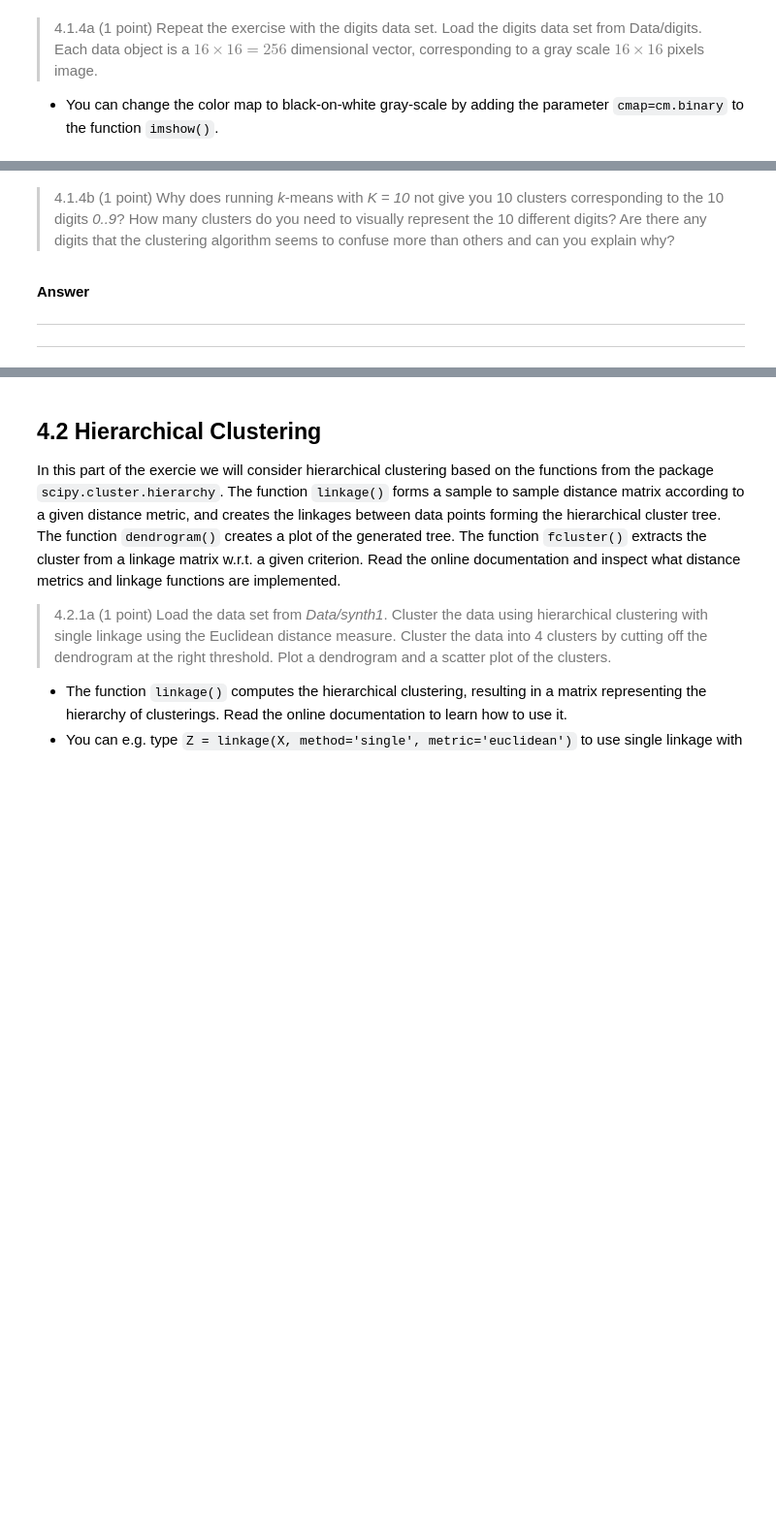
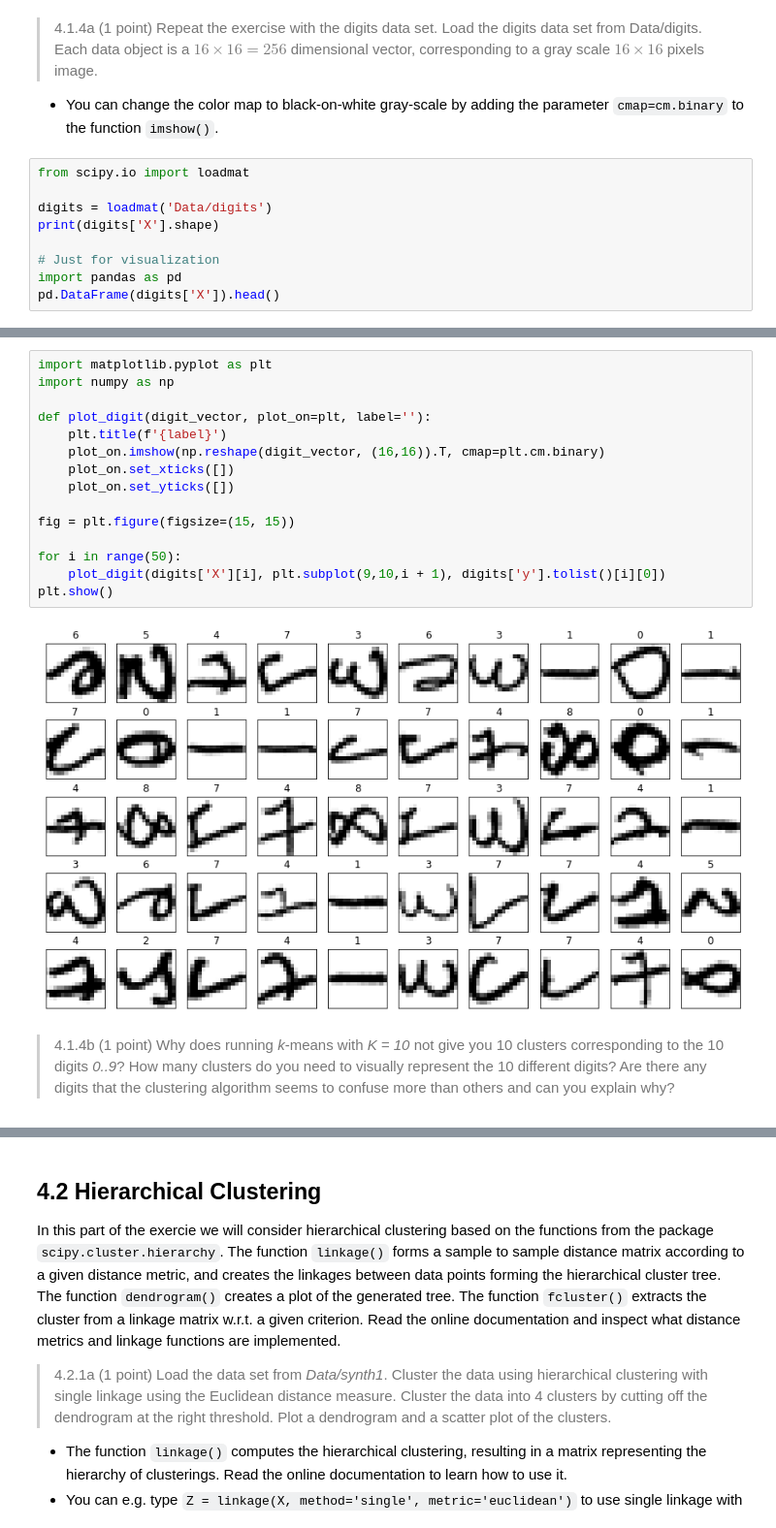
Before and after one commit to gabrielraya/Data-Mining, a Jupyter notebook: Assignment_4/Assignment_4.ipynb, the cells around one changed output, grey strips where cells are left out. Shown at 97% size. Drawn from its saved outputs; the diff is of its cells as text; blank space fills up the shorter version.

```diff
--- a/Assignment_4/Assignment_4.ipynb
+++ b/Assignment_4/Assignment_4.ipynb
@@ -218,3 +226,12 @@ _The more clusters, the more the cluster centers resemble actual faces. Averagin
 # %% [markdown]
 > 4.1.4a (1 point) Repeat the exercise with the digits data set. Load the digits data set from Data/digits. Each data object is a $16 \times 16 = 256$ dimensional vector, corresponding to a gray scale $16 \times 16$ pixels image.
 + You can change the color map to black-on-white gray-scale by adding the parameter `cmap=cm.binary` to the function `imshow()`.
+# %%
+from scipy.io import loadmat
+
+digits = loadmat('Data/digits')
+print(digits['X'].shape)
+
+# Just for visualization
+import pandas as pd
+pd.DataFrame(digits['X']).head()
@@ -221,8 +262,19 @@ _The more clusters, the more the cluster centers resemble actual faces. Averagin
+# %%
+import matplotlib.pyplot as plt
+import numpy as np
+
+def plot_digit(digit_vector, plot_on=plt, label=''):
+    plt.title(f'{label}')
+    plot_on.imshow(np.reshape(digit_vector, (16,16)).T, cmap=plt.cm.binary)
+    plot_on.set_xticks([])
+    plot_on.set_yticks([])
+
+fig = plt.figure(figsize=(15, 15))
+
+for i in range(50):
+    plot_digit(digits['X'][i], plt.subplot(9,10,i + 1), digits['y'].tolist()[i][0])
+plt.show()
+# %% [output]
+[figure, added]
 # %% [markdown]
 > 4.1.4b (1 point) Why does running *k*-means with *K = 10* not give you 10 clusters corresponding to the 10 digits *0..9*? How many clusters do you need to visually represent the 10 different digits? Are there any digits that the clustering algorithm seems to confuse more than others and can you explain why?
-# %% [markdown]
-**Answer**
-
----
-
----
```
Also changed, not shown: parts of 13 cells of this notebook.
